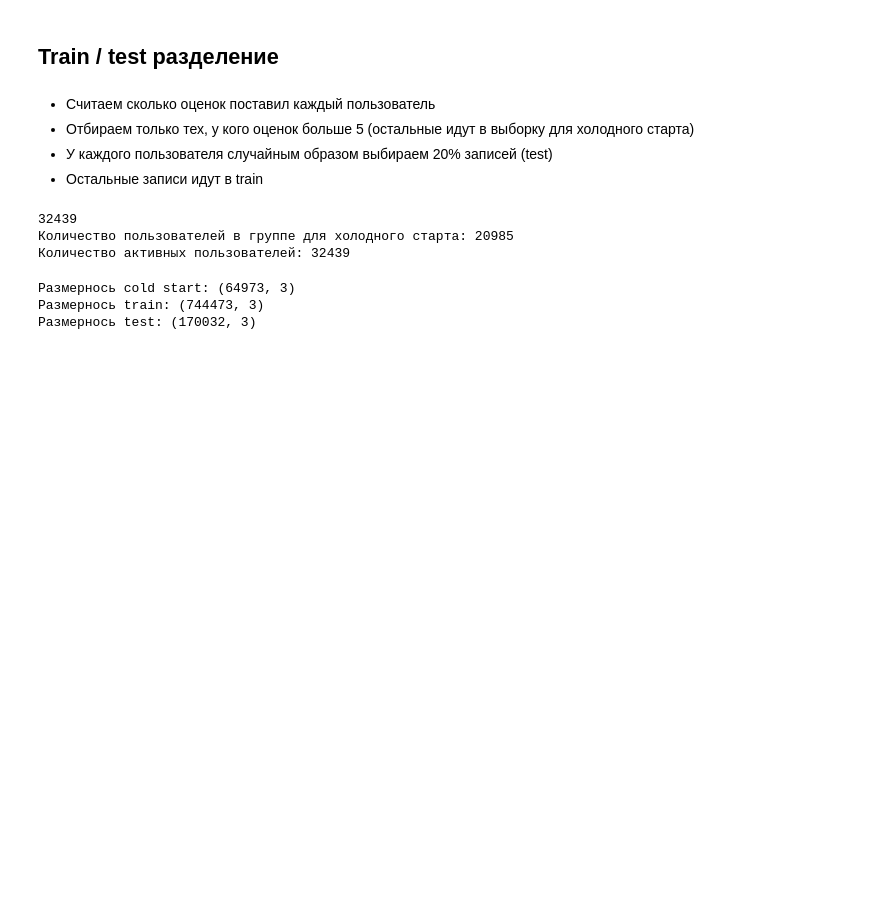
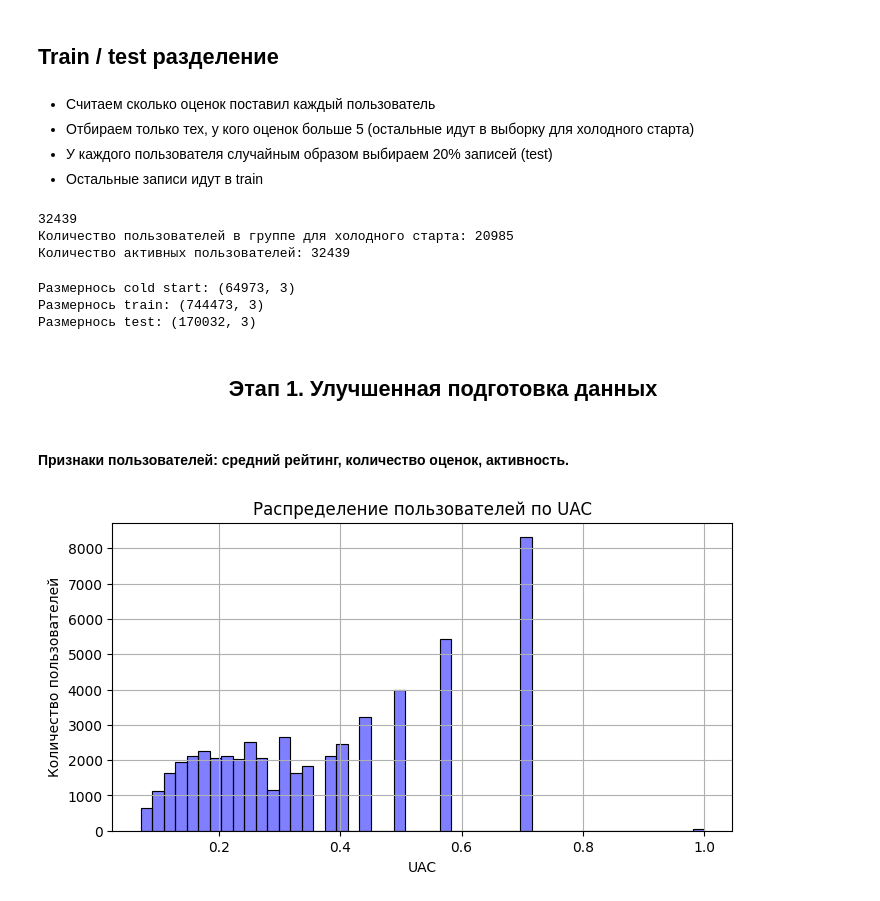
Before and after one commit to DmitriyVish/BooksRecSys, a Jupyter notebook: good_books_final.ipynb, the cells around one changed output. Drawn from its saved outputs; the diff is of its cells as text; code cells hidden in the pictures; blank space fills up the shorter version.

Commit message:
books_features

```diff
--- a/good_books_final.ipynb
+++ b/good_books_final.ipynb
@@ -173,3 +208,26 @@ print(f'Размернось test: {test_df.shape}')
 Размернось cold start: (64973, 3)
 Размернось train: (744473, 3)
 Размернось test: (170032, 3)
+# %% [markdown]
+## <center> **Этап 1. Улучшенная подготовка данных**
+# %% [markdown]
+#### Признаки пользователей: средний рейтинг, количество оценок, активность.
+# %%
+# Средний рейтинг и количество оценок
+user_features = ratings.groupby('user_id').agg(
+        user_avg_rating=('rating', 'mean'),
+        user_rating_count=('book_id', 'count')
+    ).reset_index()
+
+# Активность пользователя
+# Формула UAC -> 1/sqrt(d1 * d2), только для одного пользователя
+user_features['user_activity_count'] = 1 / np.sqrt(user_features['user_rating_count'])
+
+plt.figure(figsize=(8, 4))
+hist = sns.histplot(user_features, x='user_activity_count', color='blue', alpha=0.5)
+hist.set_title('Распределение пользователей по UAC')
+hist.set_xlabel('UAC')
+hist.set_ylabel('Количество пользователей')
+hist.grid()
+# %% [output]
+[figure, added]
```
Also changed, not shown: parts of 15 cells of this notebook, 1 other file.
